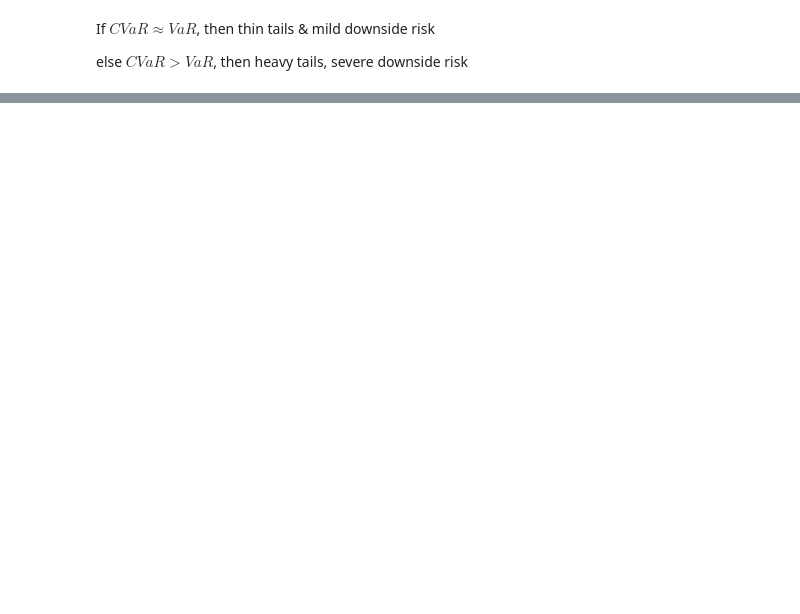
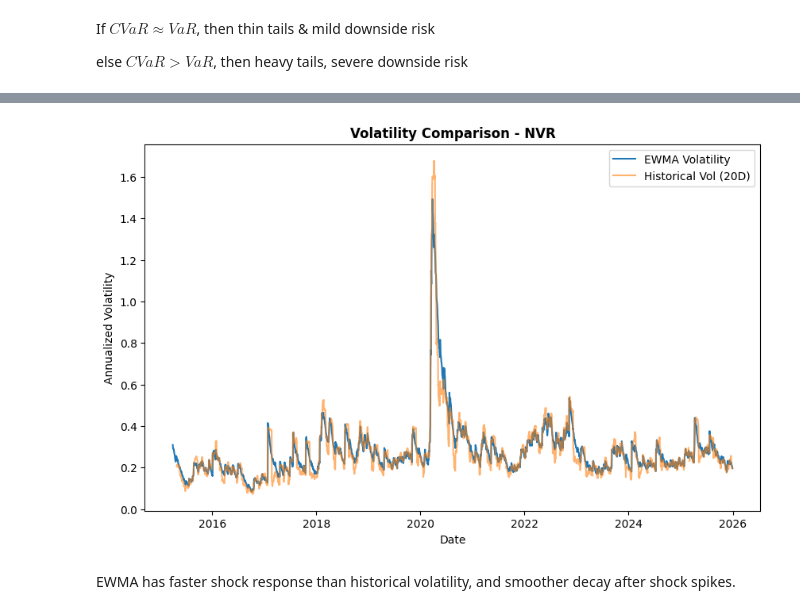
Before and after one commit to gorkemyencak/stock-volatility-time-series-analysis, a Jupyter notebook: main.ipynb, the cells around one changed output, grey strips where cells are left out. Drawn from its saved outputs; the diff is of its cells as text; code cells hidden in the pictures; blank space fills up the shorter version.

Commit message:
EWMA volatility

```diff
--- a/main.ipynb
+++ b/main.ipynb
@@ -801,0 +844,27 @@ else $CVaR \gt VaR$, then heavy tails, severe downside risk
+# %%
+# Visualizing EWMA vs. Historical Volatility
+sample_ticker = list(EWMA_dict.keys())[0]
+sample_df = EWMA_dict[sample_ticker]
+
+plt.figure(figsize=(10,6))
+plt.plot(
+    sample_df['Date'],
+    sample_df['EWMA_vol'],
+    label = 'EWMA Volatility'
+)
+
+plt.plot(
+    sample_df['Date'],
+    sample_df['hist_vol_20d'],
+    label = 'Historical Vol (20D)',
+    alpha = 0.6
+)
+plt.title(f'Volatility Comparison - {sample_ticker}', fontweight = 'bold')
+plt.ylabel('Annualized Volatility')
+plt.xlabel('Date')
+plt.legend(loc = 'best')
+plt.show()
+# %% [output]
+[figure, added]
+# %% [markdown]
+EWMA has faster shock response than historical volatility, and smoother decay after shock spikes.
```
Also changed, not shown: parts of 3 cells of this notebook.
